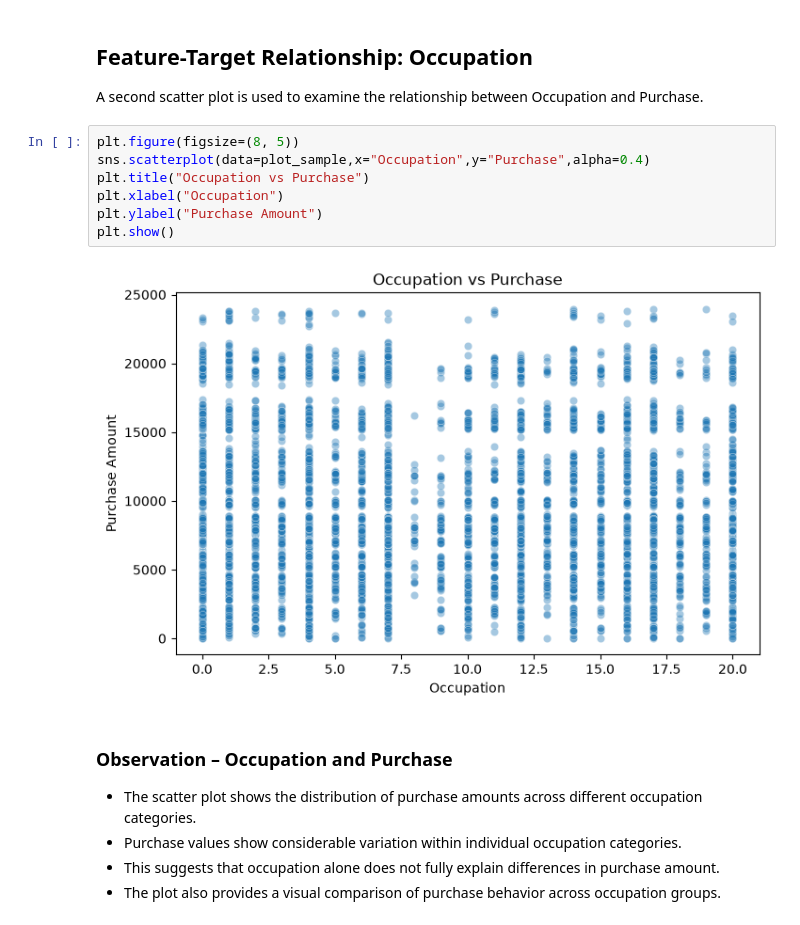
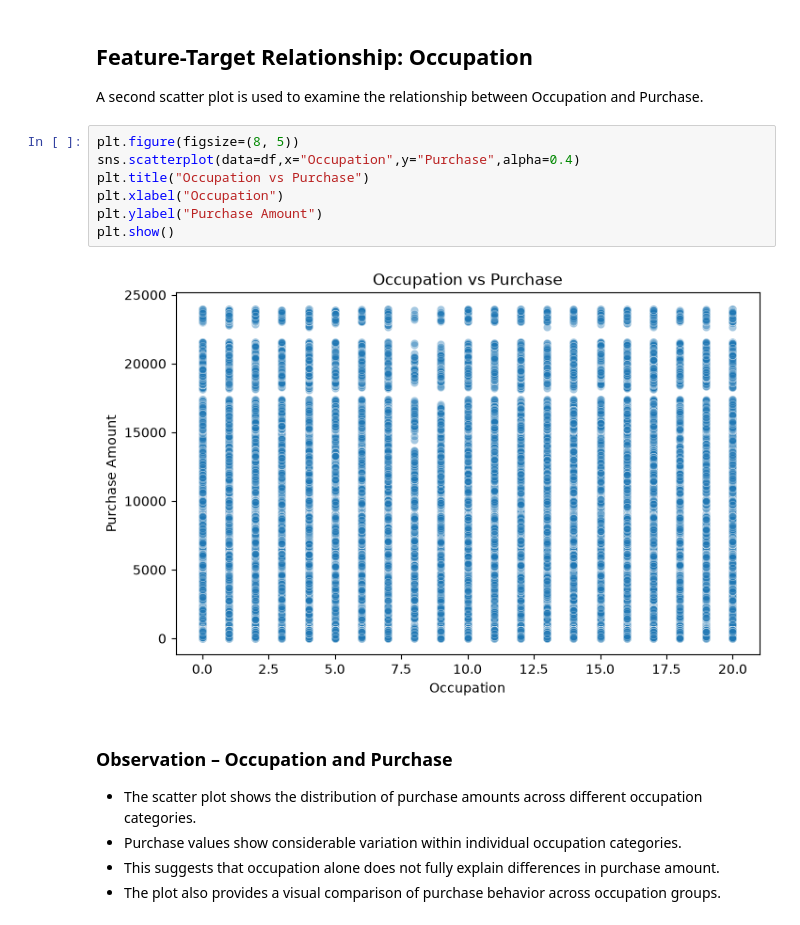
Before and after one commit to snehitha-araveti/ML-Capstone-Project-2026, a Jupyter notebook: notebooks/regression.ipynb, the cells around one changed output. Drawn from its saved outputs; the diff is of its cells as text.

```diff
--- a/notebooks/regression.ipynb
+++ b/notebooks/regression.ipynb
@@ -284,13 +283,13 @@ plt.show()
 A second scatter plot is used to examine the relationship between Occupation and Purchase.
 # %%
 plt.figure(figsize=(8, 5))
-sns.scatterplot(data=plot_sample,x="Occupation",y="Purchase",alpha=0.4)
+sns.scatterplot(data=df,x="Occupation",y="Purchase",alpha=0.4)
 plt.title("Occupation vs Purchase")
 plt.xlabel("Occupation")
 plt.ylabel("Purchase Amount")
 plt.show()
 # %% [output]
-[figure, old version]
+[figure, new version]
 # %% [markdown]
 ### Observation – Occupation and Purchase
 
```
Also changed, not shown: parts of 59 cells of this notebook.
